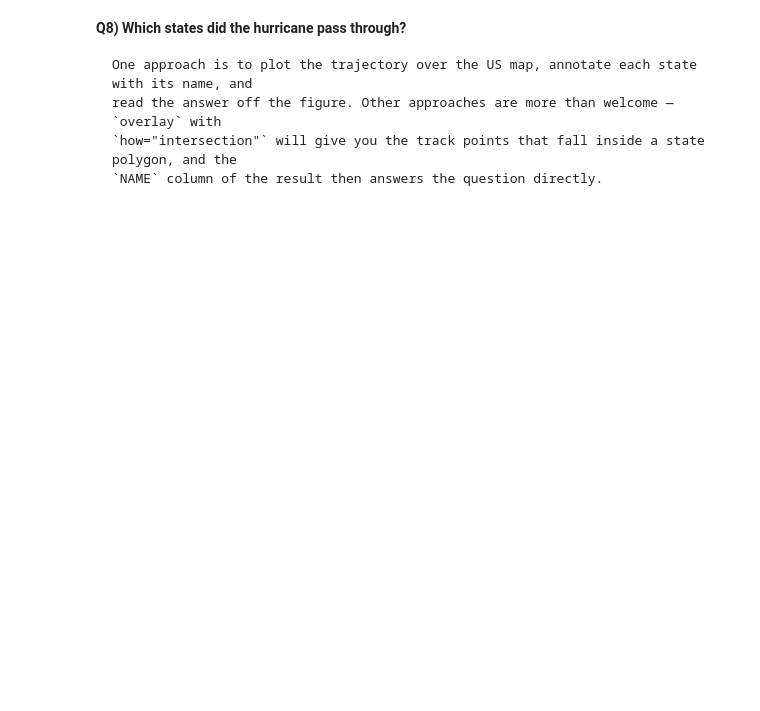
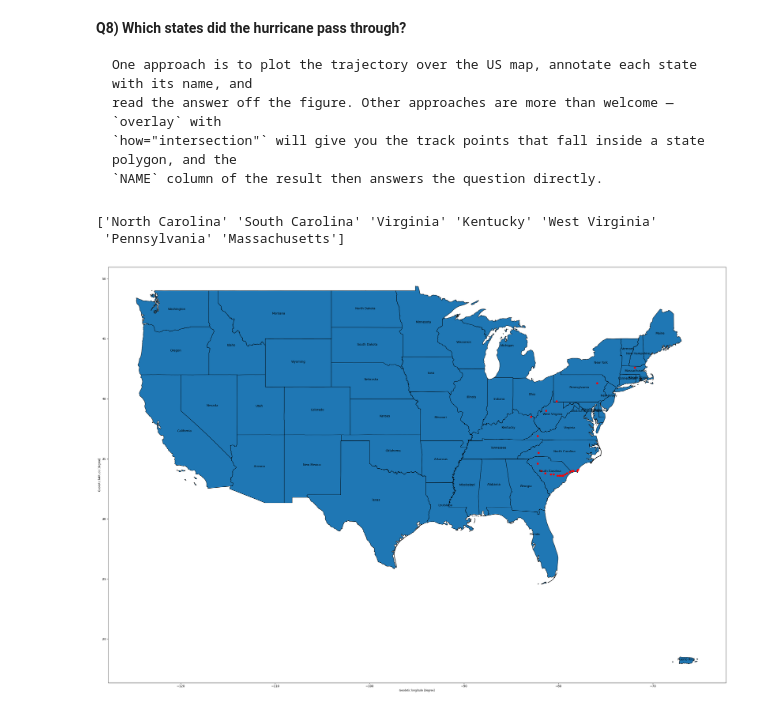
Before and after one commit to Lorena-garciamorais/2026_Intro_Python, a Jupyter notebook: live/part-I/1.6-geospatial-vector-data-environmental-exercises.ipynb, the cells around one changed output. Cells and saved outputs as stored; diff of their text form; code cells hidden in the pictures; blank space fills up the shorter version.

````diff
--- a/live/part-I/1.6-geospatial-vector-data-environmental-exercises.ipynb
+++ b/live/part-I/1.6-geospatial-vector-data-environmental-exercises.ipynb
@@ -196,6 +207,35 @@ read the answer off the figure. Other approaches are more than welcome — `over
 ```
 # %%
 # Plot the US states without Alaska and Hawaii, then
+ax = country_selection.plot(figsize=(30, 20), edgecolor="k")
+
 # annotate the US states with their names, then
+for i, row in country_selection.iterrows() :
+  ax.annotate(
+      text = row["NAME"],
+      xy=(row.geometry.centroid.x, row.geometry.centroid.y),
+      # centroid --> touver le centre geometrique de chque polygone afin d'y placer l'annotation
+      ha="center"
+      # ha="left" → le texte commence au centre geometrique.
+      # ha="center" → le texte est centré sur le centre geometrique.
+      # ha="right" → le texte se termine au centre geometrique.
+  )
+
 # select the hurricane trajectory points inside the US boundary with the overlay operation, then
+florence_selection = gpd.overlay(
+    gdf_florence,
+    country_selection,
+    how="intersection"
+)
+
+print(florence_selection["NAME"].unique())
+
 # plot the hurricane trajectory inside the US boundary
+florence_selection.plot(ax=ax, color="red")
+
+plt.tight_layout()
+plt.show()
+# %% [output]
+['North Carolina' 'South Carolina' 'Virginia' 'Kentucky' 'West Virginia'
+ 'Pennsylvania' 'Massachusetts']
+[figure, added]
````
Also changed, not shown: parts of 4 cells of this notebook.
